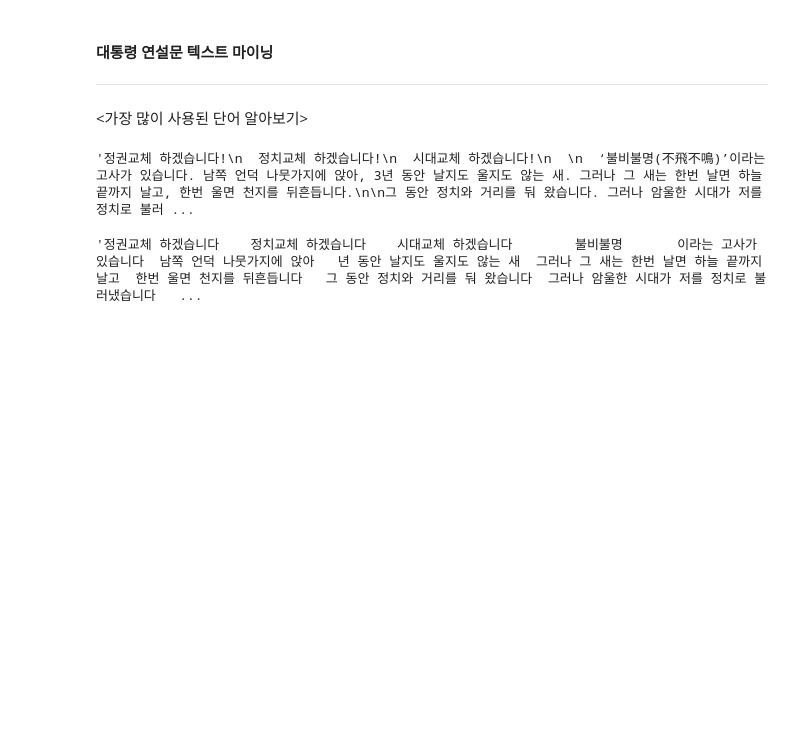
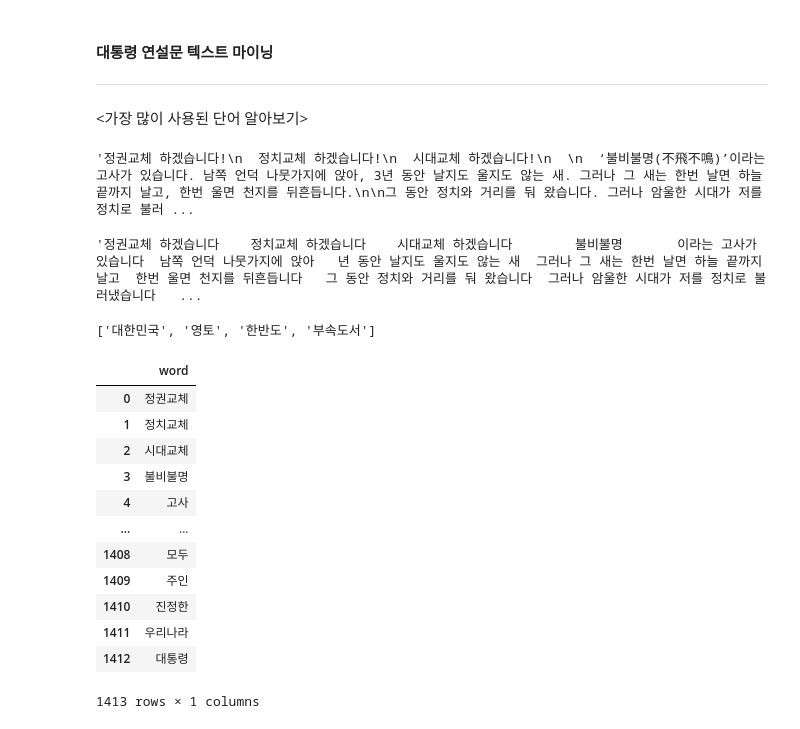
Before and after one commit to Devheun/Data-Analysis, a Jupyter notebook: Project2.ipynb, the cells around one changed output. Drawn from its saved outputs; the diff is of its cells as text; code cells hidden in the pictures; blank space fills up the shorter version.

```diff
--- a/Project2.ipynb
+++ b/Project2.ipynb
@@ -67,3 +45,10 @@ moon=re.sub('[^가-힣]',' ',moon) # 정규 표현식으로 한글이 아닌 모
 moon
 # %% [output]
 '정권교체 하겠습니다    정치교체 하겠습니다    시대교체 하겠습니다        불비불명       이라는 고사가 있습니다  남쪽 언덕 나뭇가지에 앉아   년 동안 날지도 울지도 않는 새  그러나 그 새는 한번 날면 하늘 끝까지 날고  한번 울면 천지를 뒤흔듭니다   그 동안 정치와 거리를 둬 왔습니다  그러나 암울한 시대가 저를 정치로 불러냈습니다   ...
+# %%
+# 3. 명사 추출하기 예시
+hannanum=konlpy.tag.Hannanum()
+
+hannanum.nouns("대한민국의 영토는 한반도와 그 부속도서로 한다")
+# %% [output]
+['대한민국', '영토', '한반도', '부속도서']
@@ -69,0 +59,19 @@ moon
+# %%
+# 데이터 프레임으로 변환
+import pandas as pd
+df_word=pd.DataFrame({'word':nouns})
+df_word
+# %% [output]
+|  | word |
+| 0 | 정권교체 |
+| 1 | 정치교체 |
+| 2 | 시대교체 |
+| 3 | 불비불명 |
+| 4 | 고사 |
+| ... | ... |
+| 1408 | 모두 |
+| 1409 | 주인 |
+| 1410 | 진정한 |
+| 1411 | 우리나라 |
+| 1412 | 대통령 |
+1413 rows × 1 columns
```
Also changed, not shown: parts of 8 cells of this notebook.
